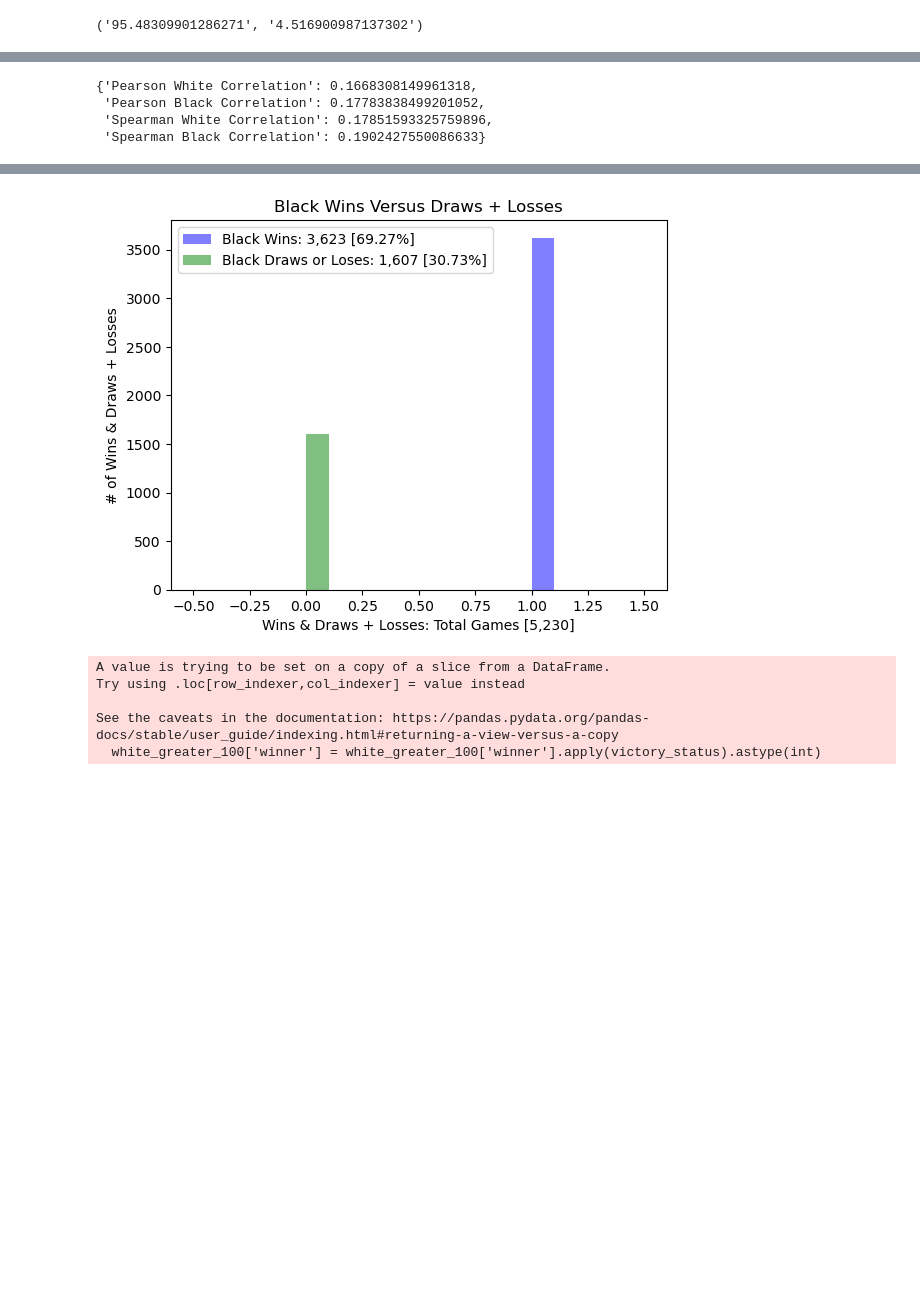
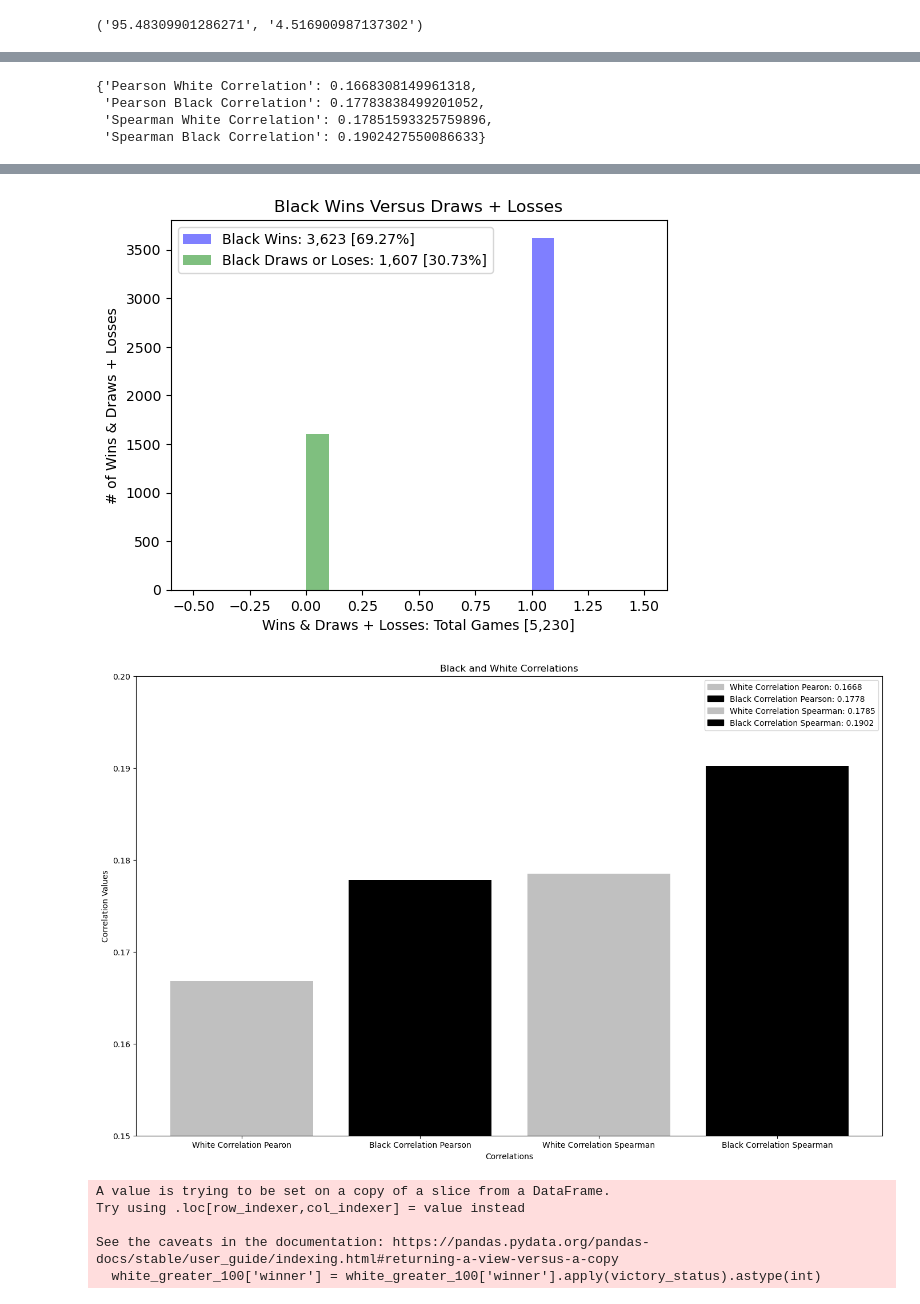
Before and after one commit to mbrann2/chess_games, a Jupyter notebook: notebooks/chess_games.ipynb, the cells around one changed output, grey strips where cells are left out. Saved outputs shown, nothing was run; the diff lists cells and outputs as text; code cells hidden in the pictures; blank space fills up the shorter version.

Commit message:
py file, corr graph, and cleaned ipynb.

```diff
--- a/notebooks/chess_games.ipynb
+++ b/notebooks/chess_games.ipynb
@@ -162,7 +162,8 @@ def chess_differentials_white(chess_df):
 
     white_win_percentage = (4110 /(4110+1556))*100
     white_draw_or_loss_percentage = (1556 /(4110+1556))*100
-    return white_greater_100, white_ttest, white_victory, white_draw_or_loss, white_win_percentage, white_draw_or_loss_percentage, black_wins
+    return white_greater_100
+    # , white_ttest, white_victory, white_draw_or_loss, white_win_percentage, white_draw_or_loss_percentage, black_wins
 
 chess_outcomes_white = chess_differentials_white(chess_games)
 chess_outcomes_white
@@ -232,7 +229,8 @@ def chess_differentials_black(chess_df):
     black_win_percentage = (3623 /(3623+1607))*100
     black_draw_or_loss_percentage = (1607 /(3623+1607))*100
 
-    return black_greater_100, black_ttest, black_victory, black_draw_or_loss, black_win_percentage, black_draw_or_loss_percentage, white_wins
+    return black_greater_100
+    # , black_ttest, black_victory, black_draw_or_loss, black_win_percentage, black_draw_or_loss_percentage, white_wins
 
 chess_outcomes_black = chess_differentials_black(chess_games)
 chess_outcomes_black
@@ -266,39 +260,61 @@ See the caveats in the documentation: https://pandas.pydata.org/pandas-docs/stab
 [figure]
 # %%
 # Perform nonlinear Spearman correlation to see potential correlations between rating differentals, fow white and black respectively, and their victory status.
-def chess_correlations_spearman(white, black):
+def chess_correlations(white, black, path="../images/correlations.png"):
+    white = white.copy()
+    black = black.copy()
     white_correlation_spearman = white['Rating Differential White'].corr(white['winner'], method ='spearman')
 
     black_correlation_spearman = black['Rating Differential Black'].corr(black['winner'], method ='spearman')
 
     white_correlation_pearson = white['Rating Differential White'].corr(white['winner'], method ='pearson')
 
     black_correlation_pearson = black['Rating Differential Black'].corr(black['winner'], method ='pearson')
 
+    fig,ax = plt.subplots()
+    x_axis = [white_correlation_pearson, black_correlation_pearson, white_correlation_spearman, black_correlation_spearman]
+    x_axis_names = ['White Correlation Pearon', 'Black Correlation Pearson', 'White Correlation Spearman', 'Black Correlation Spearman']
+    c = ['silver', 'black', 'silver', 'black']
+
+    ax.set_ylim(0.15, 0.20)
+    plt.bar(x_axis_names, x_axis, color=c)
+    ax.set_title('Black and White Correlations')
+    ax.set_ylabel('Correlation Values')
+    ax.set_xlabel('Correlations')
+    plt.tight_layout()
+    fig.set_size_inches(16, 10)
+    plt.savefig(path)
+    white_pearson_legend = mpatches.Patch(color= 'silver', label='White Correlation Pearon: 0.1668')
+    black_pearson_legend = mpatches.Patch(color= 'black', label='Black Correlation Pearson: 0.1778')
+    white_spearman_legend = mpatches.Patch(color= 'silver', label='White Correlation Spearman: 0.1785')
+    black_spearman_legend = mpatches.Patch(color= 'black', label='Black Correlation Spearman: 0.1902')
+    plt.legend(handles=[white_pearson_legend, black_pearson_legend, white_spearman_legend, black_spearman_legend])
+
 
     return { 'Pearson White Correlation': white_correlation_pearson, 'Pearson Black Correlation': black_correlation_pearson, 'Spearman White Correlation': white_correlation_spearman, 'Spearman Black Correlation': black_correlation_spearman}
-chess_correlations = chess_correlations_spearman(chess_differentials_white(chess_games), chess_differentials_black(chess_games))
-chess_correlations
+all_chess_correlations = chess_correlations(chess_differentials_white(chess_games), chess_differentials_black(chess_games))
+all_chess_correlations
 
 # There is no true correlation between white or black being a significantly stronger opponent, in terms of ELO rating,
 # and winning games versus losing or drawing games, as seen from the linear, Pearson correlations and the nonlinear, Spearman correlations below.
 # %% [output]
 A value is trying to be set on a copy of a slice from a DataFrame.
 Try using .loc[row_indexer,col_indexer] = value instead
 
 See the caveats in the documentation: https://pandas.pydata.org/pandas-docs/stable/user_guide/indexing.html#returning-a-view-versus-a-copy
   white_greater_100['winner'] = white_greater_100['winner'].apply(victory_status).astype(int)
 A value is trying to be set on a copy of a slice from a DataFrame.
 Try using .loc[row_indexer,col_indexer] = value instead
 
 See the caveats in the documentation: https://pandas.pydata.org/pandas-docs/stable/user_guide/indexing.html#returning-a-view-versus-a-copy
   black_greater_100['winner'] = black_greater_100['winner'].apply(victory_status).astype(int)
 {'Pearson White Correlation': 0.1668308149961318,
  'Pearson Black Correlation': 0.17783838499201052,
  'Spearman White Correlation': 0.17851593325759896,
  'Spearman Black Correlation': 0.1902427550086633}
 [figure]
 [figure]
+[figure, added]
 # %%
 # Logistic Regression for white with 5 folds to determine true positive rate, or probability of detection, as a fucntion of false positive rate, or probability of false alarm.
 # Also, across all 5 folds, the average accuracy, precision, recall, F1 Score, and log loss were determined for white.
```
Also changed, not shown: parts of 2 cells of this notebook, 3 other files.
